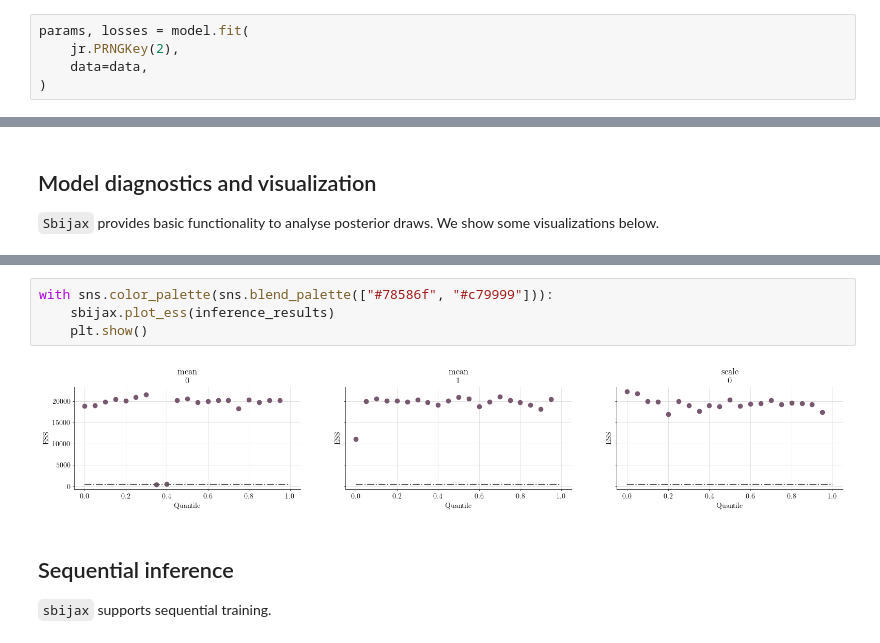
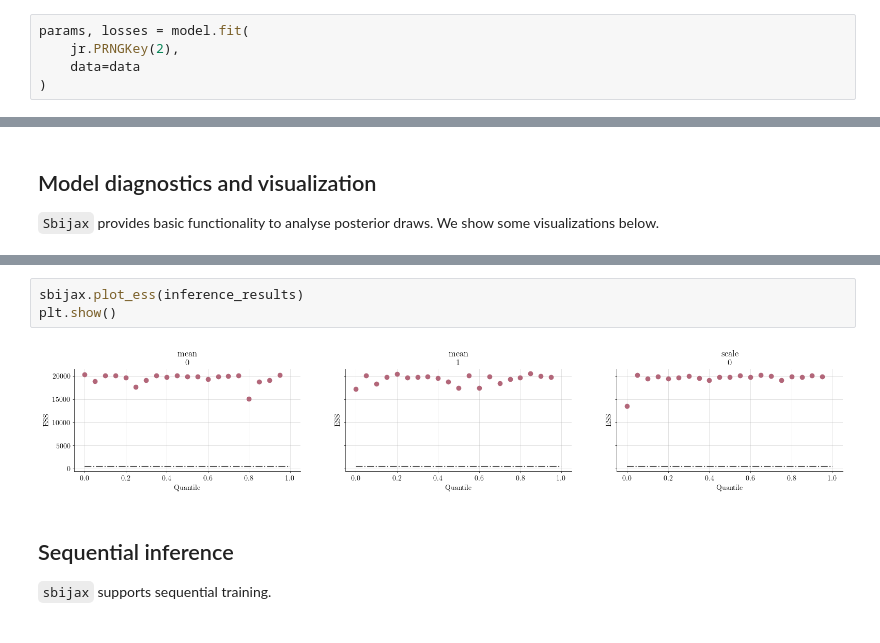
Before and after one commit to dirmeier/sbijax, a Jupyter notebook: docs/notebooks/more_detailed_intro.ipynb, the cells around one changed output, grey strips where cells are left out. Drawn from its saved outputs; the diff is of its cells as text.

```diff
--- a/docs/notebooks/more_detailed_intro.ipynb
+++ b/docs/notebooks/more_detailed_intro.ipynb
@@ -153,7 +149,7 @@ We then fit the model using the typical flow matching loss.
 # %%
 params, losses = model.fit(
     jr.PRNGKey(2),
-    data=data,
+    data=data
 )
 # %% [markdown]
 Finally, we sample from the posterior distribution for a specific observation $y_{\text{obs}}$.
@@ -219,9 +230,8 @@ plt.show()
 # %%
-with sns.color_palette(sns.blend_palette(["#78586f", "#c79999"])):
-    sbijax.plot_ess(inference_results)
-    plt.show()
+sbijax.plot_ess(inference_results)
+plt.show()
 # %% [output]
-[figure, old version]
+[figure, new version]
 # %% [markdown]
 ## Sequential inference
 
```
Also changed, not shown: parts of 9 cells of this notebook.
